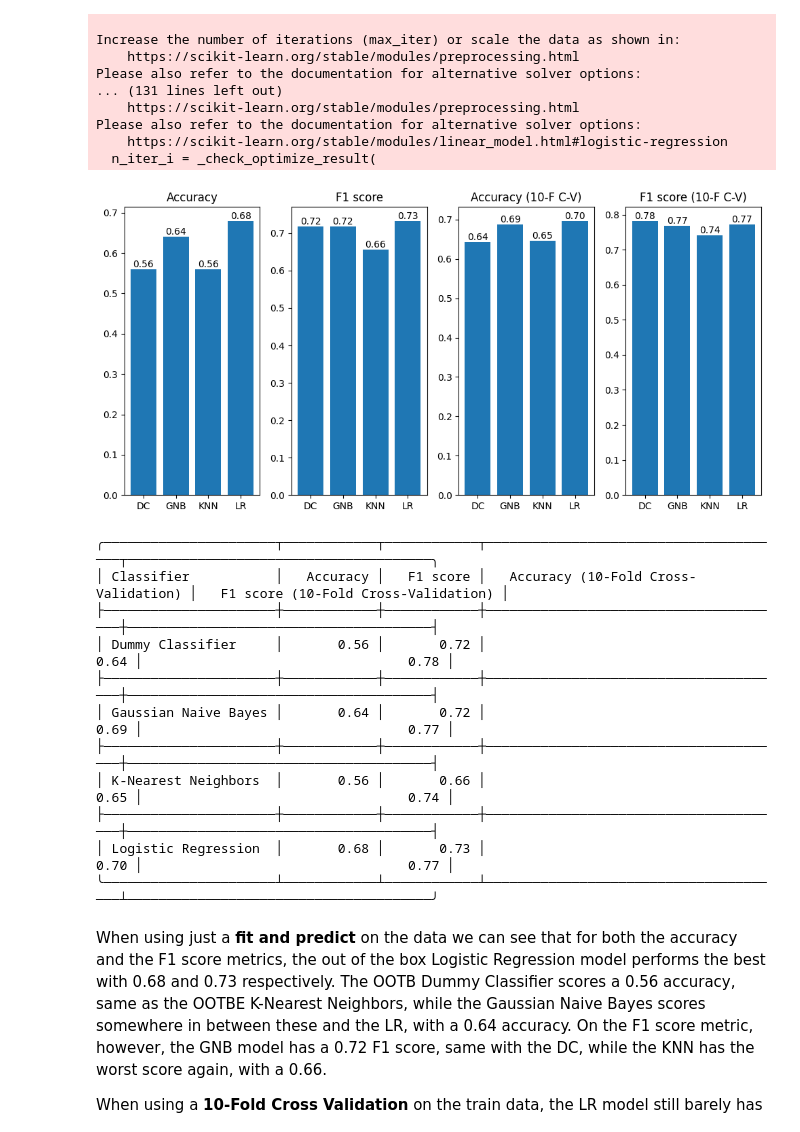
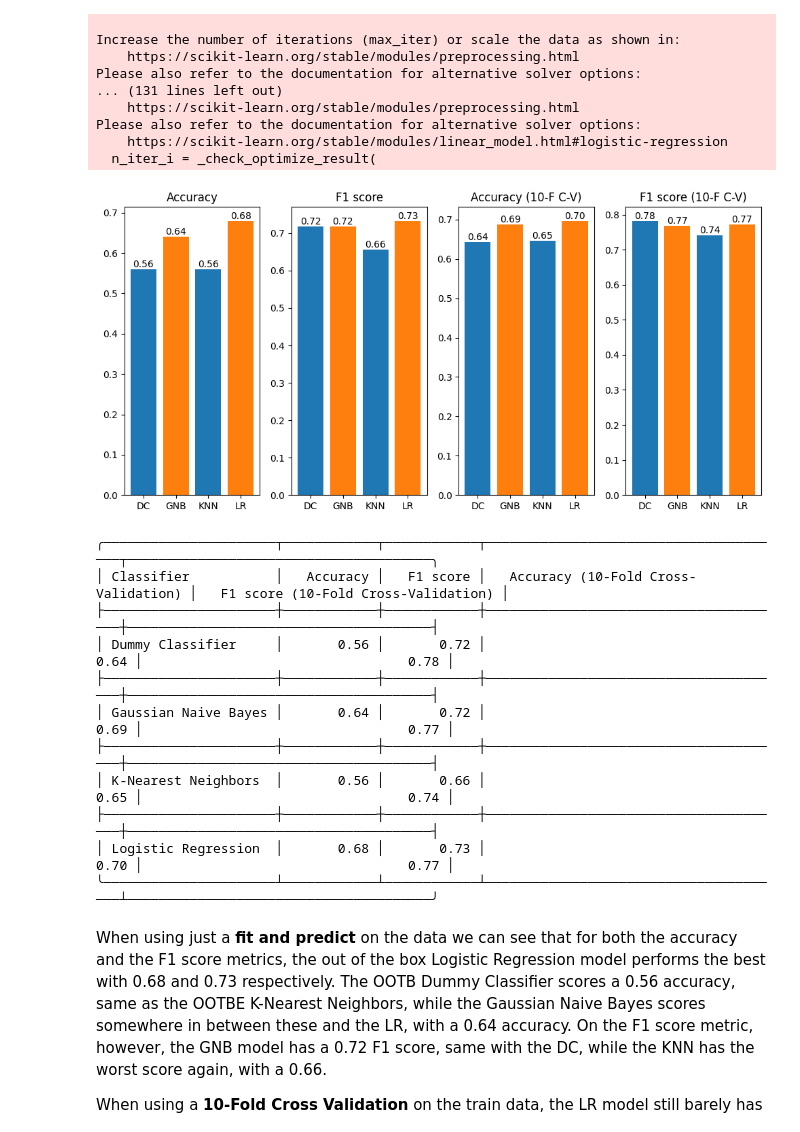
Before and after one commit to geokyr/ece-ntua-neural-networks-and-intelligent-systems, a Jupyter notebook: lab01/lab01-01.ipynb, the cells around one changed output. Drawn from its saved outputs; the diff is of its cells as text; code cells hidden in the pictures.

```diff
--- a/lab01/lab01-01.ipynb
+++ b/lab01/lab01-01.ipynb
@@ -316,43 +316,45 @@ Please also refer to the documentation for alternative solver options:
     https://scikit-learn.org/stable/modules/linear_model.html#logistic-regression
   n_iter_i = _check_optimize_result(
 # %%
+color = 2 * ['tab:blue', 'tab:orange']
+
 # bar plot accuracy
 plt.figure(figsize=(10, 5))
 plt.subplot(1, 4, 1)
-plt.bar(range(len(ootb_accuracy)), list(ootb_accuracy.values()), align='center')
+plt.bar(range(len(ootb_accuracy)), list(ootb_accuracy.values()), align='center', color=color)
 plt.xticks(range(len(ootb_accuracy)), list(ootb_accuracy.keys()))
 plt.bar_label(plt.gca().containers[0], fmt='%.2f')
 plt.title("Accuracy")
 
 # bar plot f1 score
 plt.subplot(1, 4, 2)
-plt.bar(range(len(ootb_f1)), list(ootb_f1.values()), align='center')
+plt.bar(range(len(ootb_f1)), list(ootb_f1.values()), align='center', color=color)
 plt.xticks(range(len(ootb_f1)), list(ootb_f1.keys()))
 plt.bar_label(plt.gca().containers[0], fmt='%.2f')
 plt.title("F1 score")
 
 # bar plot cross validation accuracy
 plt.subplot(1, 4, 3)
-plt.bar(range(len(ootb_accuracy_cv)), list(ootb_accuracy_cv.values()), align='center')
+plt.bar(range(len(ootb_accuracy_cv)), list(ootb_accuracy_cv.values()), align='center', color=color)
 plt.xticks(range(len(ootb_accuracy_cv)), list(ootb_accuracy_cv.keys()))
 plt.bar_label(plt.gca().containers[0], fmt='%.2f')
 plt.title("Accuracy (10-F C-V)")
 
 # bar plot cross validation f1 score
 plt.subplot(1, 4, 4)
-plt.bar(range(len(ootb_f1_cv)), list(ootb_f1_cv.values()), align='center')
+plt.bar(range(len(ootb_f1_cv)), list(ootb_f1_cv.values()), align='center', color=color)
 plt.xticks(range(len(ootb_f1_cv)), list(ootb_f1_cv.keys()))
 plt.bar_label(plt.gca().containers[0], fmt='%.2f')
 plt.title("F1 score (10-F C-V)")
 plt.tight_layout()
 plt.show()
 
 # print table
 headers = ["Classifier", "Accuracy", "F1 score", "Accuracy (10-Fold Cross-Validation)", "F1 score (10-Fold Cross-Validation)"]
 data = [row for row in zip(names.values(), ootb_accuracy.values(), ootb_f1.values(), ootb_accuracy_cv.values(), ootb_f1_cv.values())]
 print(tabulate(data, headers=headers, tablefmt='rounded_grid', floatfmt=".2f"))
 # %% [output]
-[figure, old version]
+[figure, new version]
 ╭──────────────────────┬────────────┬────────────┬───────────────────────────────────────┬───────────────────────────────────────╮
 │ Classifier           │   Accuracy │   F1 score │   Accuracy (10-Fold Cross-Validation) │   F1 score (10-Fold Cross-Validation) │
 ├──────────────────────┼────────────┼────────────┼───────────────────────────────────────┼───────────────────────────────────────┤
```
Also changed, not shown: parts of 4 cells of this notebook, 2 other files.
